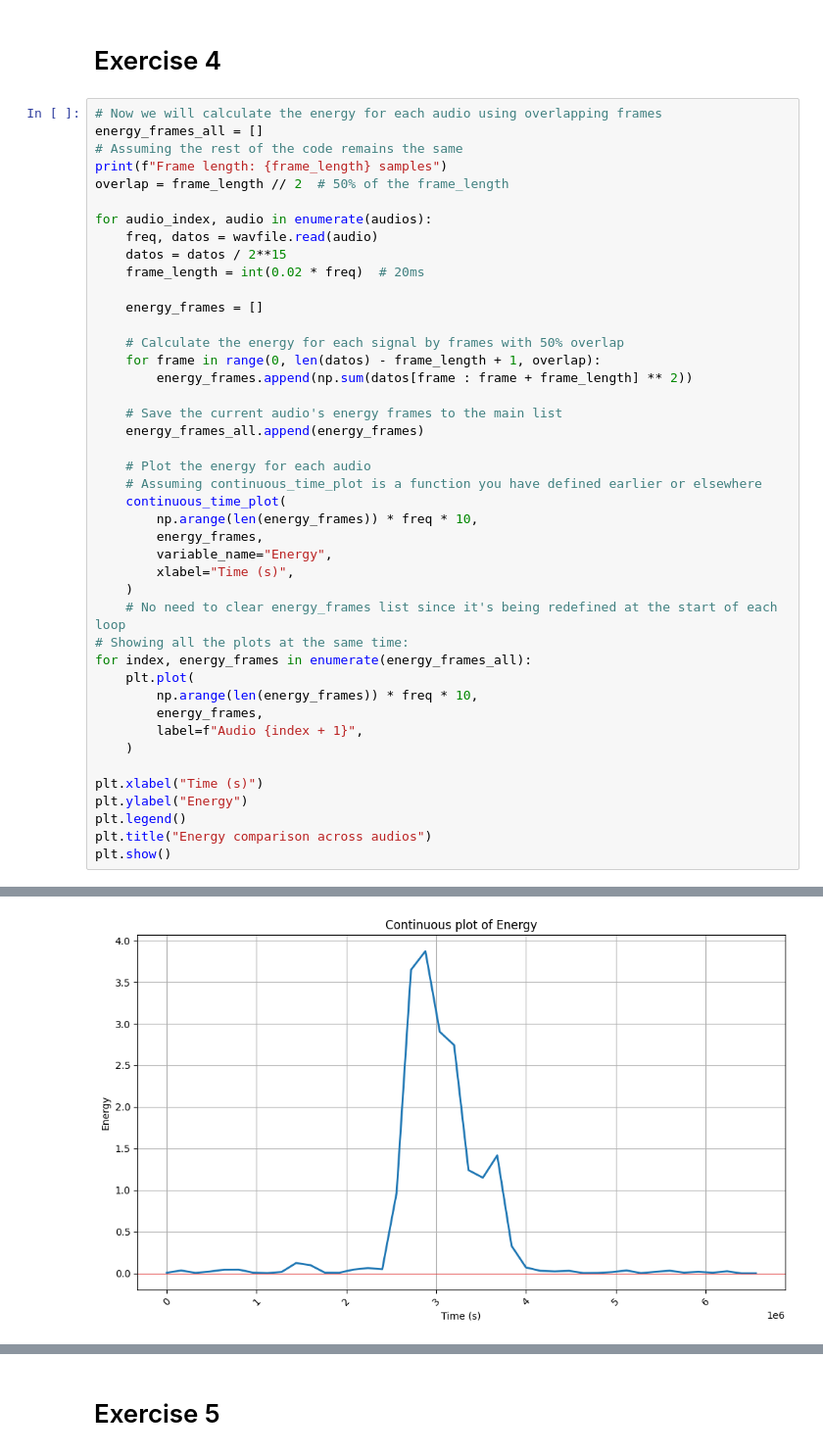
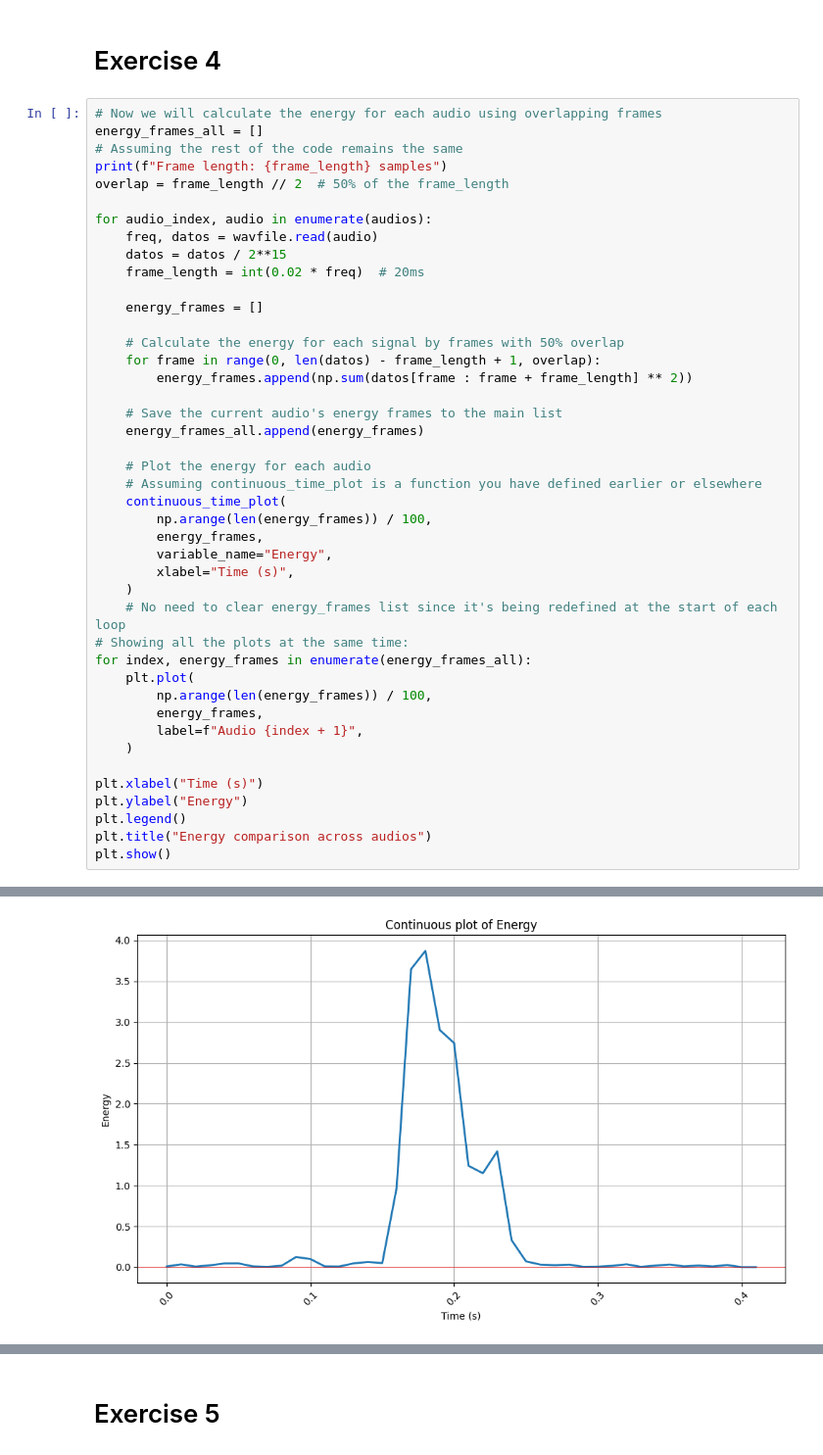
Before and after one commit to carlosedm10/college, a Jupyter notebook: TDS/P1/Prac1.ipynb, the cells around one changed output, grey strips where cells are left out. Shown at 98% size. Drawn from its saved outputs; the diff is of its cells as text.

```diff
--- a/TDS/P1/Prac1.ipynb
+++ b/TDS/P1/Prac1.ipynb
@@ -205,33 +205,33 @@ for audio_index, audio in enumerate(audios):
 
     # Calculate the energy for each signal by frames with 50% overlap
     for frame in range(0, len(datos) - frame_length + 1, overlap):
         energy_frames.append(np.sum(datos[frame : frame + frame_length] ** 2))
 
     # Save the current audio's energy frames to the main list
     energy_frames_all.append(energy_frames)
 
     # Plot the energy for each audio
     # Assuming continuous_time_plot is a function you have defined earlier or elsewhere
     continuous_time_plot(
-        np.arange(len(energy_frames)) * freq * 10,
+        np.arange(len(energy_frames)) / 100,
         energy_frames,
         variable_name="Energy",
         xlabel="Time (s)",
     )
     # No need to clear energy_frames list since it's being redefined at the start of each loop
 # Showing all the plots at the same time:
 for index, energy_frames in enumerate(energy_frames_all):
     plt.plot(
-        np.arange(len(energy_frames)) * freq * 10,
+        np.arange(len(energy_frames)) / 100,
         energy_frames,
         label=f"Audio {index + 1}",
     )
 
 plt.xlabel("Time (s)")
 plt.ylabel("Energy")
 plt.legend()
 plt.title("Energy comparison across audios")
 plt.show()
 # %% [output]
 Frame length: 1600 samples
-[figure, old version]
+[figure, new version]
```
Also changed, not shown: parts of 3 cells of this notebook, 1 other file.
